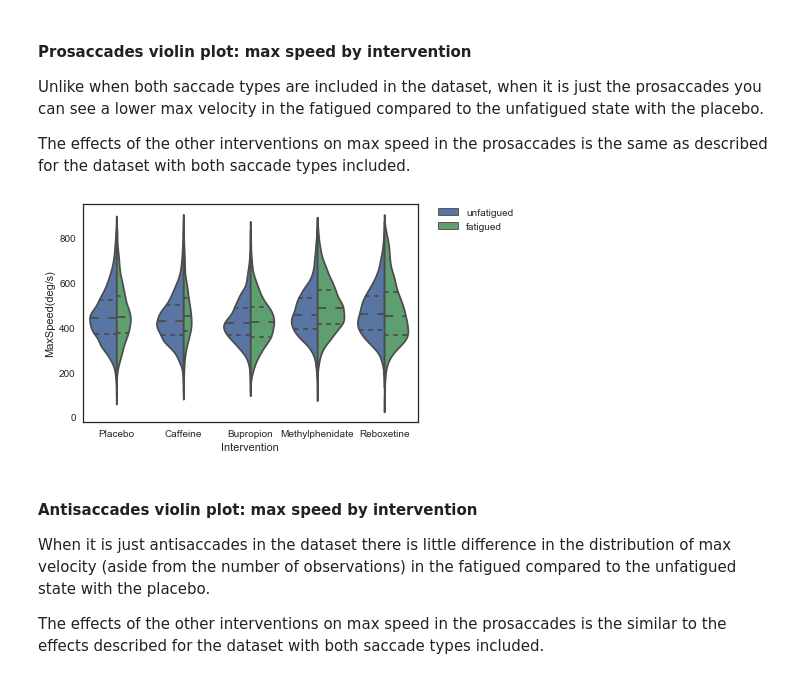
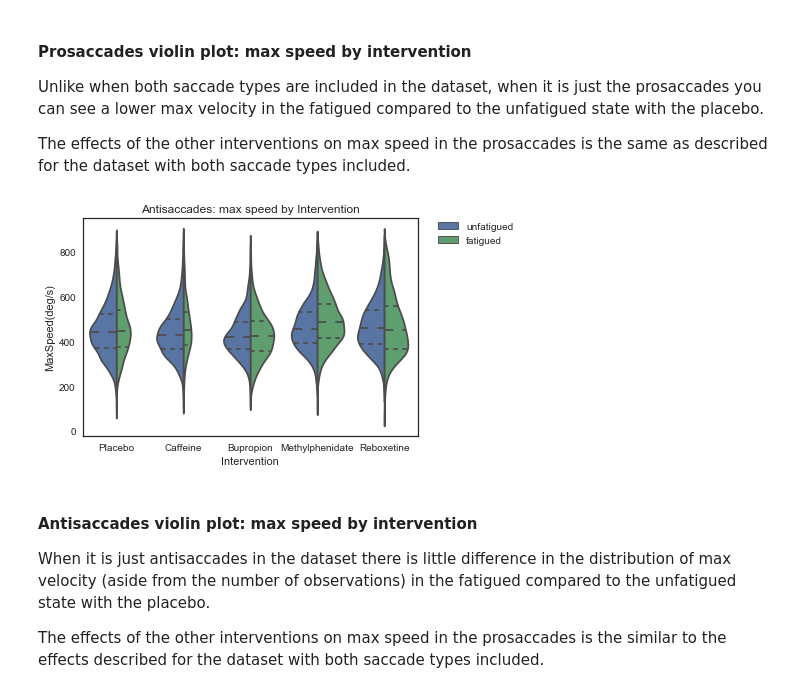
Before and after one commit to charlieconnell/Projects, a Jupyter notebook: saccades_analysis.ipynb, the cells around one changed output. Drawn from its saved outputs; the diff is of its cells as text; code cells hidden in the pictures.

```diff
--- a/saccades_analysis.ipynb
+++ b/saccades_analysis.ipynb
@@ -215,11 +228,12 @@ The effects of the other interventions on max speed in the prosaccades is the sa
 # %%
 ax = sns.violinplot(x='Intervention', y='MaxSpeed(deg/s)', data=max_velocity_anti, hue='status',
                     split=True, order=['Placebo', 'Caffeine', 'Bupropion', 'Methylphenidate',
                                        'Reboxetine'], scale='count', inner='quartile')
 plt.legend(bbox_to_anchor=(1.05, 1), loc=2, borderaxespad=0.)
+plt.title('Antisaccades: max speed by Intervention')
 plt.show()
 # %% [output]
-[figure, old version]
+[figure, new version]
 # %% [markdown]
 #### Antisaccades violin plot: max speed by intervention
 
```
Also changed, not shown: parts of 17 cells of this notebook, 2 other files.
